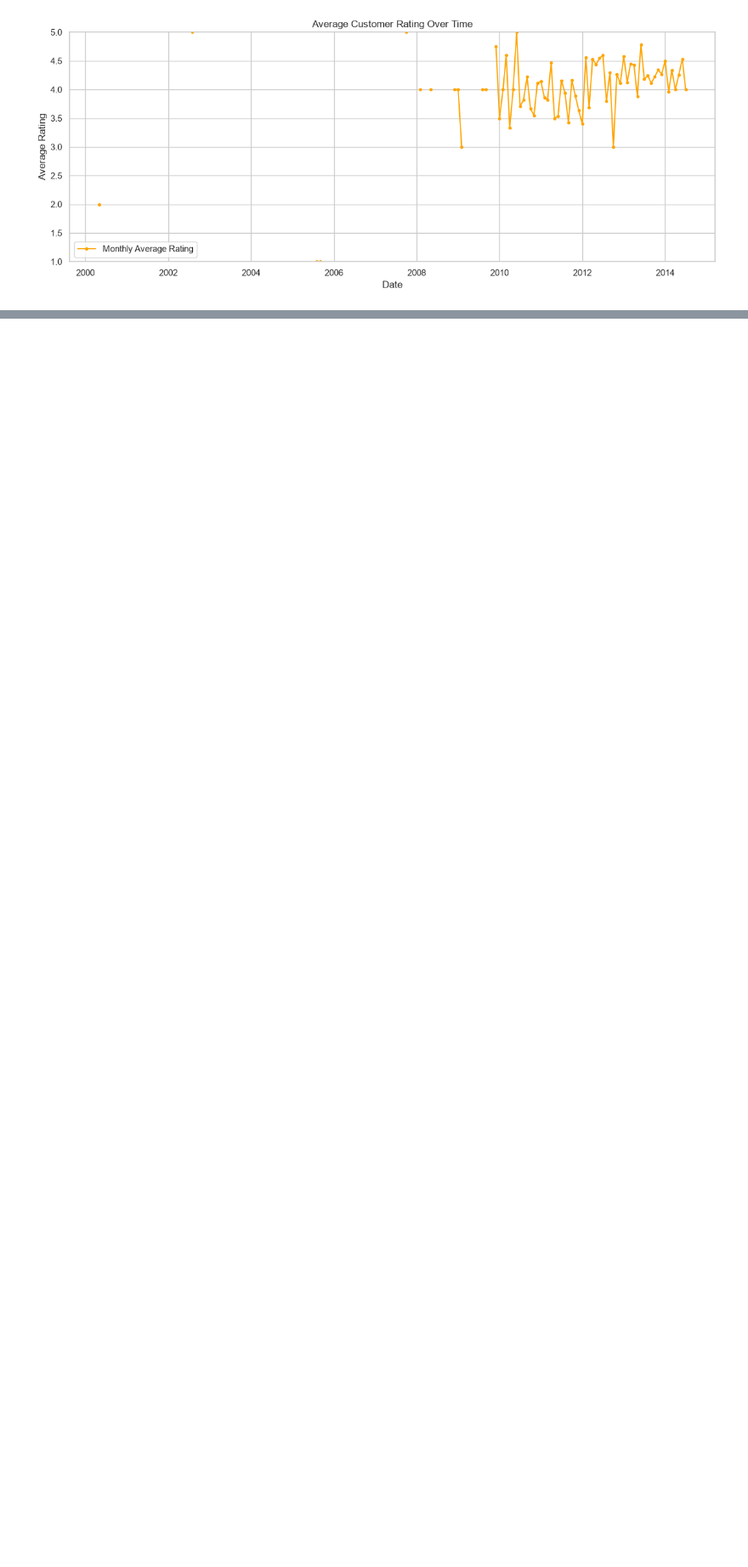
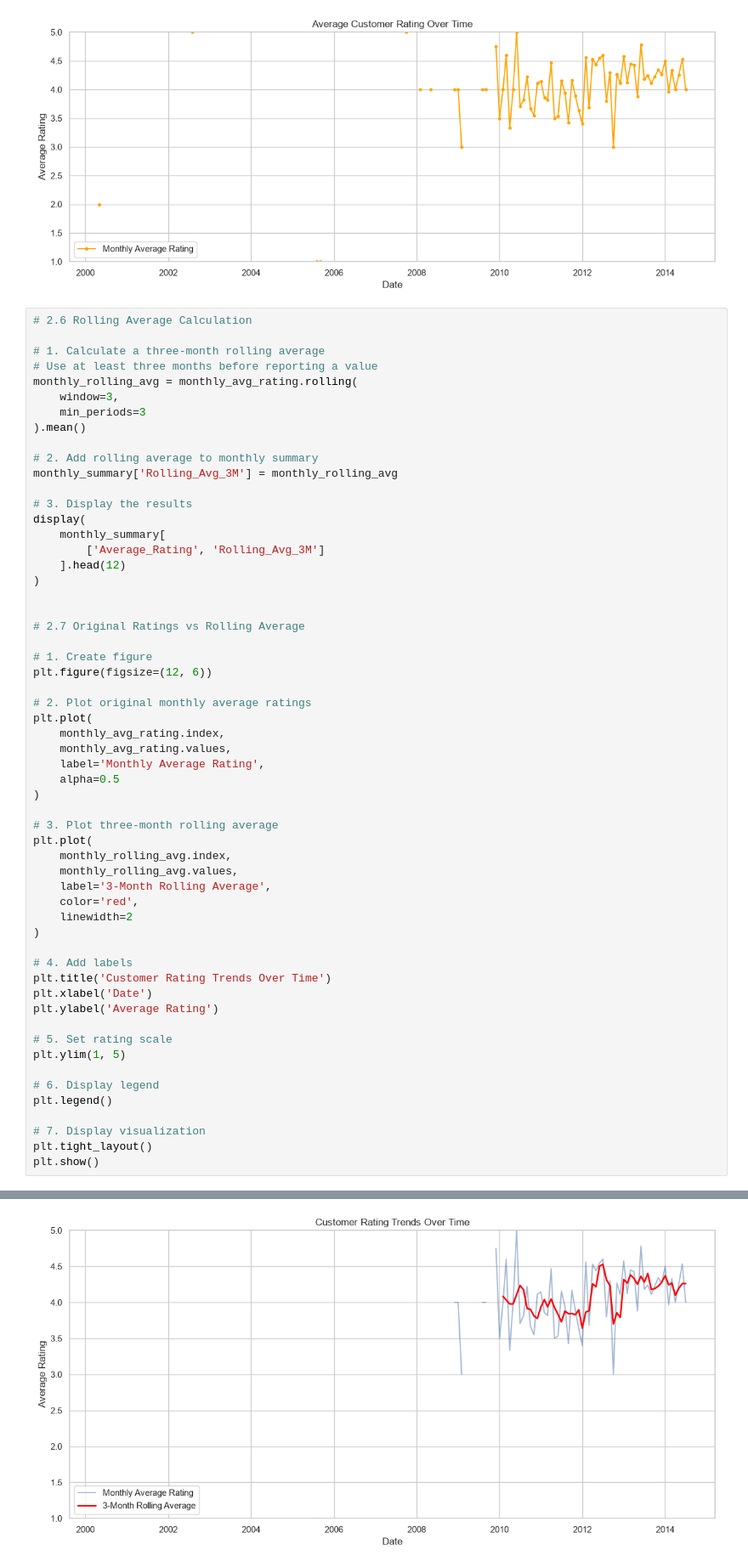
Before and after one commit to ngunjirikevin/analytics-firm-client-projects, a Jupyter notebook: analytics_firm_clients.ipynb, the cells around one changed output, grey strips where cells are left out. Shown at 85% size. Saved outputs shown, nothing was run; the diff lists cells and outputs as text; blank space fills up the shorter version.

Commit message:
feat: add rolling average calculation and compare it to the original ratings

```diff
--- a/analytics_firm_clients.ipynb
+++ b/analytics_firm_clients.ipynb
@@ -616,3 +616,61 @@ plt.show()
 | 2001-04-01 | 0 | NaN |
 [figure]
 [figure]
+# %%
+# 2.6 Rolling Average Calculation
+
+# 1. Calculate a three-month rolling average
+# Use at least three months before reporting a value
+monthly_rolling_avg = monthly_avg_rating.rolling(
+    window=3,
+    min_periods=3
+).mean()
+
+# 2. Add rolling average to monthly summary
+monthly_summary['Rolling_Avg_3M'] = monthly_rolling_avg
+
+# 3. Display the results
+display(
+    monthly_summary[
+        ['Average_Rating', 'Rolling_Avg_3M']
+    ].head(12)
+)
+
+
+# 2.7 Original Ratings vs Rolling Average
+
+# 1. Create figure
+plt.figure(figsize=(12, 6))
+
+# 2. Plot original monthly average ratings
+plt.plot(
+    monthly_avg_rating.index,
+    monthly_avg_rating.values,
+    label='Monthly Average Rating',
+    alpha=0.5
+)
+
+# 3. Plot three-month rolling average
+plt.plot(
+    monthly_rolling_avg.index,
+    monthly_rolling_avg.values,
+    label='3-Month Rolling Average',
+    color='red',
+    linewidth=2
+)
+
+# 4. Add labels
+plt.title('Customer Rating Trends Over Time')
+plt.xlabel('Date')
+plt.ylabel('Average Rating')
+
+# 5. Set rating scale
+plt.ylim(1, 5)
+
+# 6. Display legend
+plt.legend()
+
+# 7. Display visualization
+plt.tight_layout()
+plt.show()
+# %% [output]
@@ -618,0 +691 @@ plt.show()
+[figure, added]
```
Also changed, not shown: parts of 1 cell of this notebook.
